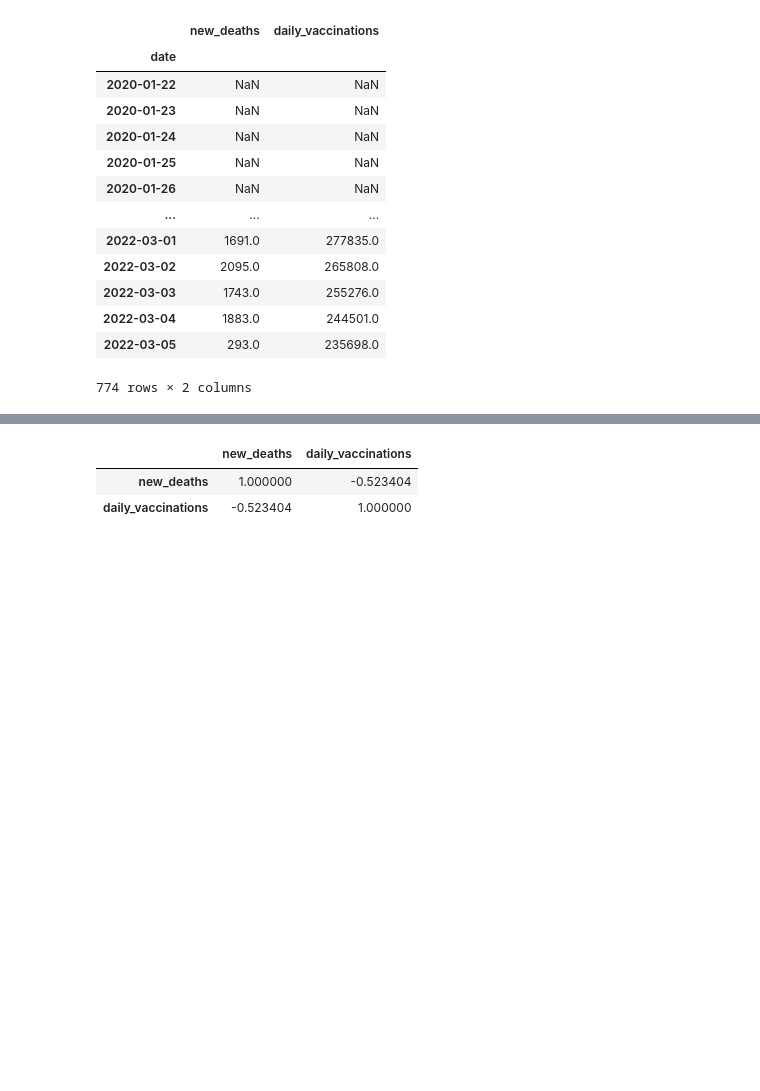
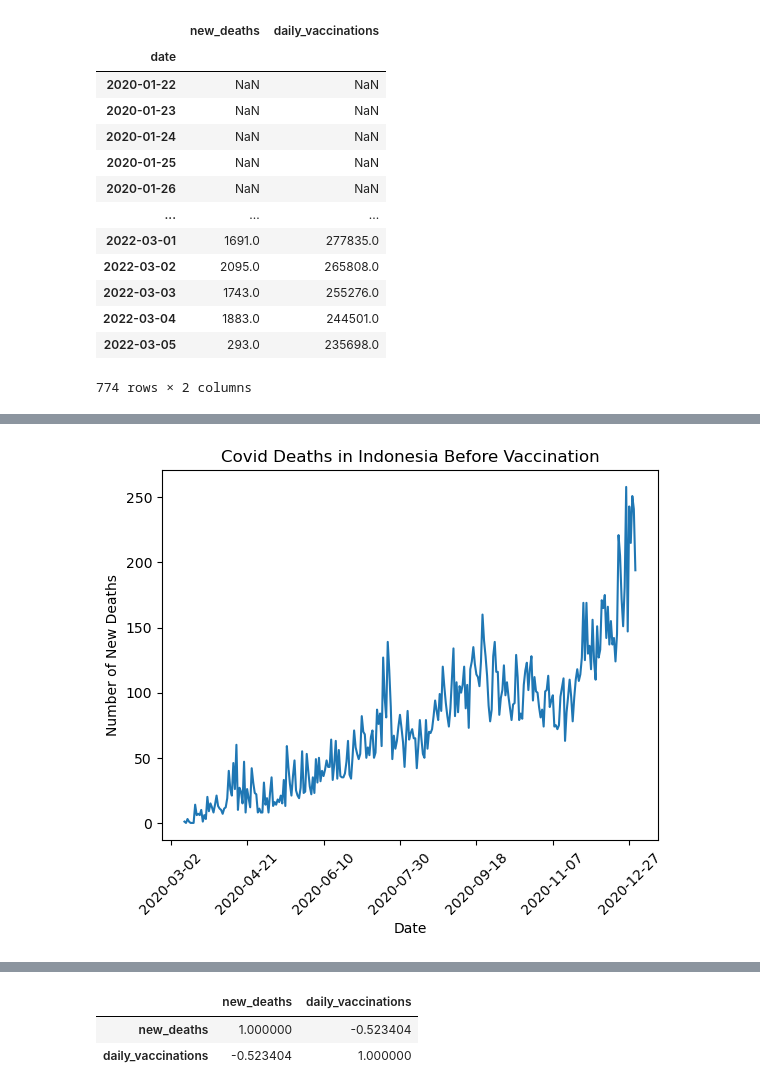
Before and after one commit to lmc5440/tcm-project1, a Jupyter notebook: analysis.ipynb, the cells around one changed output, grey strips where cells are left out. Cells and saved outputs as stored; diff of their text form; code cells hidden in the pictures; blank space fills up the shorter version.

```diff
--- a/analysis.ipynb
+++ b/analysis.ipynb
@@ -99,0 +88,12 @@ germany_after_vacc[['new_deaths']].plot()
+# %%
+indonesia_before_vacc = indonesia_df[:'2020-12-31']
+indonesia_before_graph = indonesia_before_vacc[['new_deaths']].plot(
+    title='Covid Deaths in Indonesia Before Vaccination',
+    legend=False
+)
+indonesia_before_graph.set_xlabel('Date')
+indonesia_before_graph.set_ylabel('Number of New Deaths')
+plt.xticks(rotation=45)
+plt.show()
+# %% [output]
+[figure, added]
```
Also changed, not shown: parts of 13 cells of this notebook.
